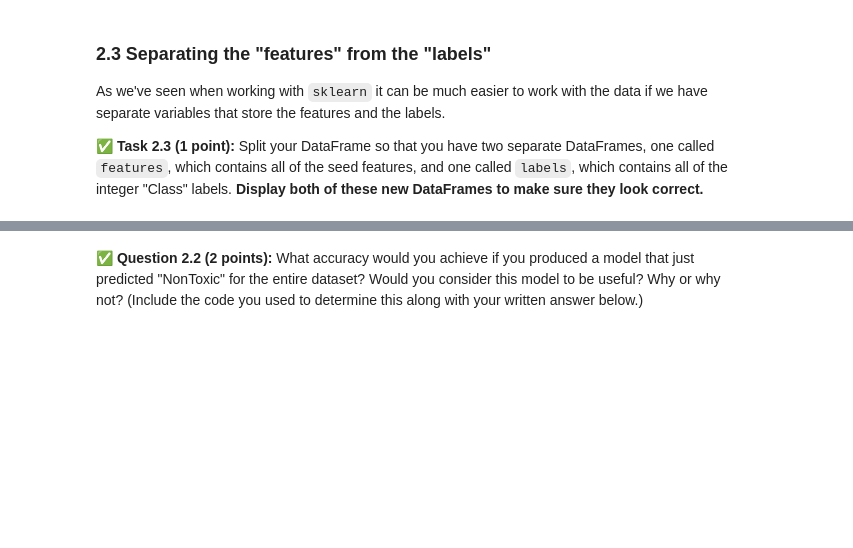
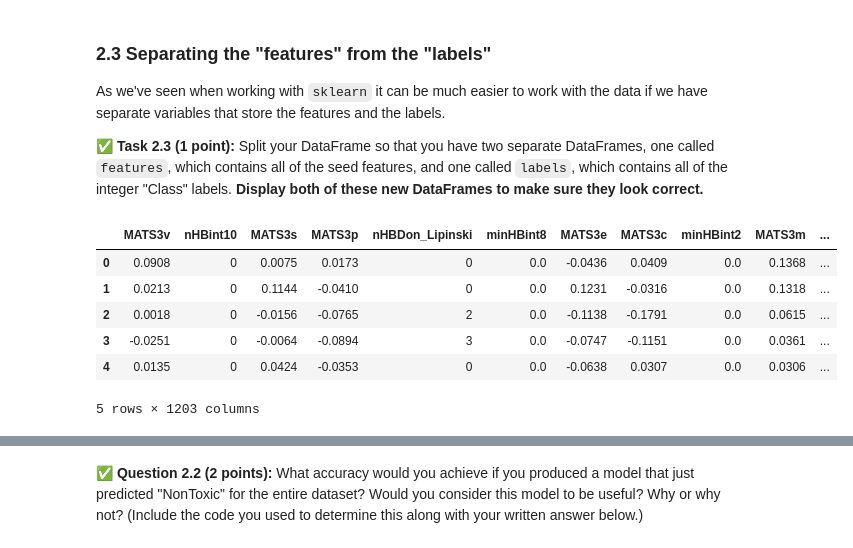
Before and after one commit to winbergd/cmse202-f25-turnin, a Jupyter notebook: hw-04/HW-04_PerceptronSVMandPCA-STUDENT.ipynb, the cells around one changed output, grey strips where cells are left out. Drawn from its saved outputs; the diff is of its cells as text; code cells hidden in the pictures; blank space fills up the shorter version.

```diff
--- a/hw-04/HW-04_PerceptronSVMandPCA-STUDENT.ipynb
+++ b/hw-04/HW-04_PerceptronSVMandPCA-STUDENT.ipynb
@@ -104,3 +119,14 @@ As we've seen when working with `sklearn` it can be much easier to work with the
 **&#9989; Task 2.3 (1 point):** Split your DataFrame so that you have two separate DataFrames, one called `features`, which contains all of the seed features, and one called `labels`, which contains all of the integer "Class" labels. **Display both of these new DataFrames to make sure they look correct.**
 # %%
 # Put your code here
+features = df.drop(columns=["Class"])
+labels = df[["Class"]]
+features.head()
+# %% [output]
+|  | MATS3v | nHBint10 | MATS3s | MATS3p | nHBDon_Lipinski | minHBint8 | MATS3e | MATS3c | minHBint2 | MATS3m | ... |
+| 0 | 0.0908 | 0 | 0.0075 | 0.0173 | 0 | 0.0 | -0.0436 | 0.0409 | 0.0 | 0.1368 | ... |
+| 1 | 0.0213 | 0 | 0.1144 | -0.0410 | 0 | 0.0 | 0.1231 | -0.0316 | 0.0 | 0.1318 | ... |
+| 2 | 0.0018 | 0 | -0.0156 | -0.0765 | 2 | 0.0 | -0.1138 | -0.1791 | 0.0 | 0.0615 | ... |
+| 3 | -0.0251 | 0 | -0.0064 | -0.0894 | 3 | 0.0 | -0.0747 | -0.1151 | 0.0 | 0.0361 | ... |
+| 4 | 0.0135 | 0 | 0.0424 | -0.0353 | 0 | 0.0 | -0.0638 | 0.0307 | 0.0 | 0.0306 | ... |
+5 rows × 1203 columns
```
Also changed, not shown: parts of 14 cells of this notebook.
